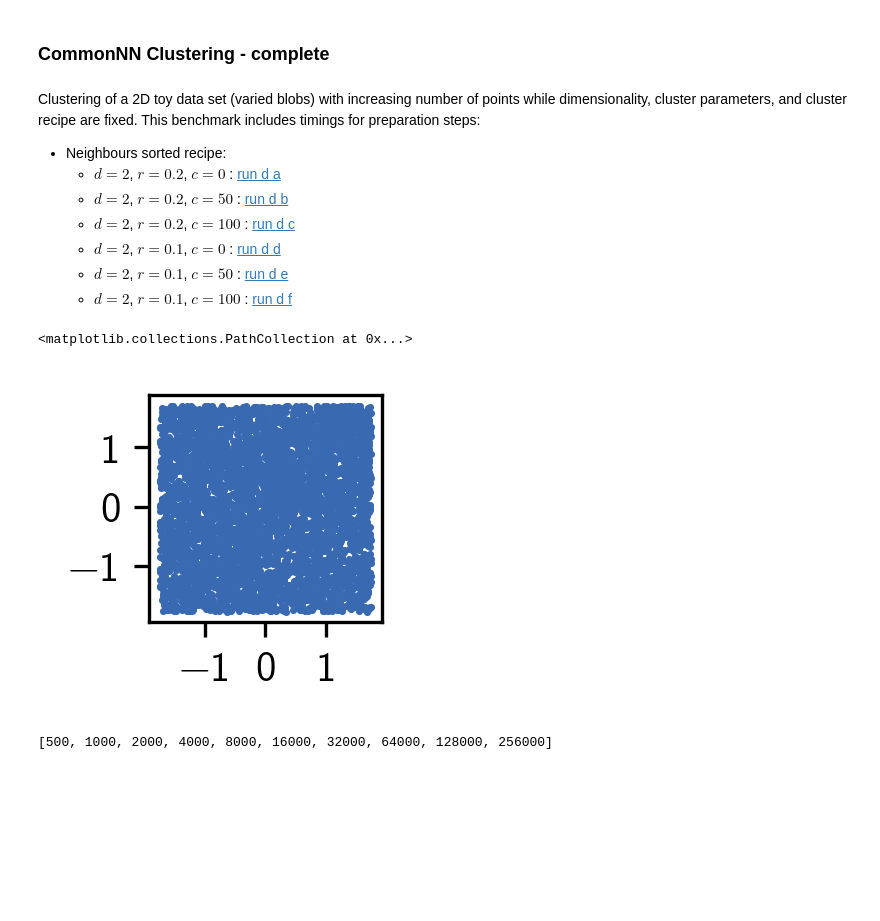
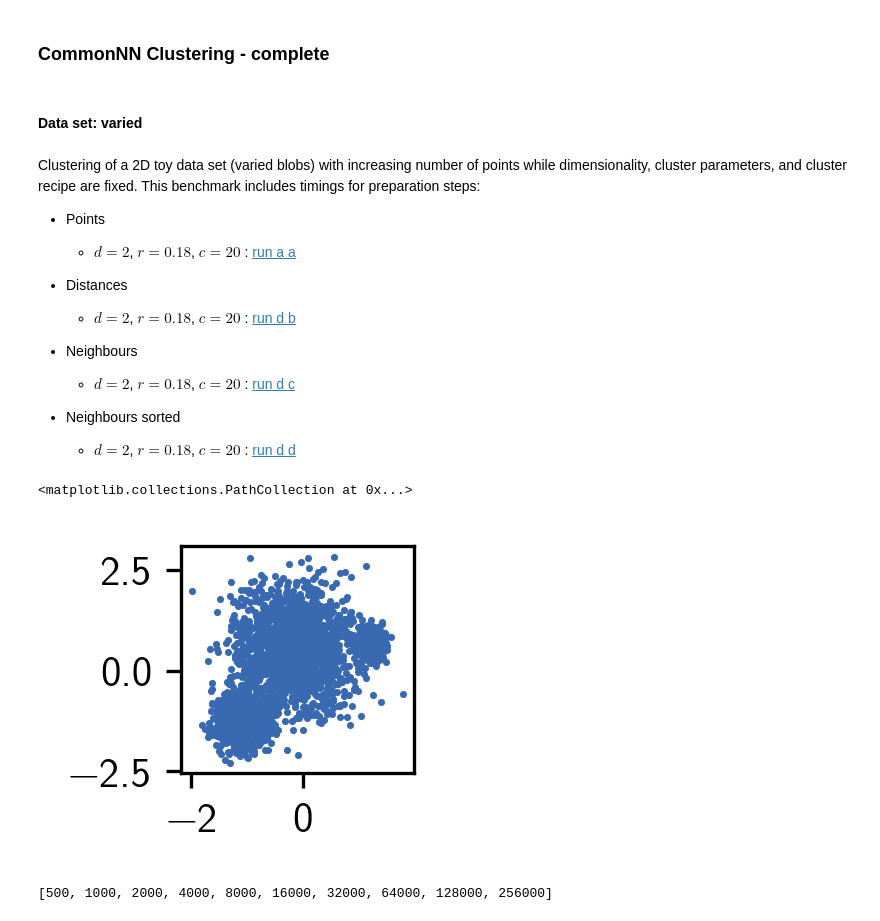
Before and after one commit to janjoswig/CommonNNClustering-Benchmark, a Jupyter notebook: bm.ipynb, the cells around one changed output. Saved outputs shown, nothing was run; the diff lists cells and outputs as text; code cells hidden in the pictures; blank space fills up the shorter version.

```diff
--- a/bm.ipynb
+++ b/bm.ipynb
@@ -34,5 +45,6 @@ import helper_timeit
 # %%
 mpl.rcParams["figure.dpi"] = 300
+mpl.rcParams['font.size'] = 10
 # %%
 print(f"{'Python':>20} :  ", *sys.version.splitlines())
 # %% [output]
@@ -482,22 +518,30 @@ report_dir = pathlib.Path("reports/qcm07/cnnclustering_fit")
+# %% [markdown]
+#### Data set: varied
 # %% [markdown]
 Clustering of a 2D toy data set (varied blobs) with increasing number of points while dimensionality, cluster parameters, and cluster recipe are fixed. This benchmark includes timings for preparation steps:
 
-  - Neighbours sorted recipe:
-    - $d = 2$, $r = 0.2$, $c = 0$ :  [run d a](#run_d_a)
-    - $d = 2$, $r = 0.2$, $c = 50$ :  [run d b](#run_d_b)
-    - $d = 2$, $r = 0.2$, $c = 100$ :  [run d c](#run_d_c)
-    - $d = 2$, $r = 0.1$, $c = 0$ :  [run d d](#run_d_d)
-    - $d = 2$, $r = 0.1$, $c = 50$ :  [run d e](#run_d_e)
-    - $d = 2$, $r = 0.1$, $c = 100$ :  [run d f](#run_d_f)
+ - Points
+    - $d = 2$, $r = 0.18$, $c = 20$ :  [run a a](#run_a_a)
+
+ - Distances
+    - $d = 2$, $r = 0.18$, $c = 20$ :  [run d b](#run_b_a)
+
+ - Neighbours
+    - $d = 2$, $r = 0.18$, $c = 20$ :  [run d c](#run_c_a)
+
+ - Neighbours sorted
+    - $d = 2$, $r = 0.18$, $c = 20$ :  [run d d](#run_d_a)
 # %%
 # The test data
 fig, ax = plt.subplots(figsize=(1, 1))
 ax.scatter(
-    *helper.gen_blobs_points((5000, 2)).T,
+    *helper_base.gen_blobs_points(
+        (5000, 2), random_state=170, cluster_std=[1.0, 2.5, 0.5]
+        ).T,
     s=0.5,
 )
 # %% [output]
 <matplotlib.collections.PathCollection at 0x...>
-[figure, old version]
+[figure, new version]
 # %%
 n_points_list = [500 * 2**x for x in range(10)]
```
Also changed, not shown: parts of 53 cells of this notebook.
